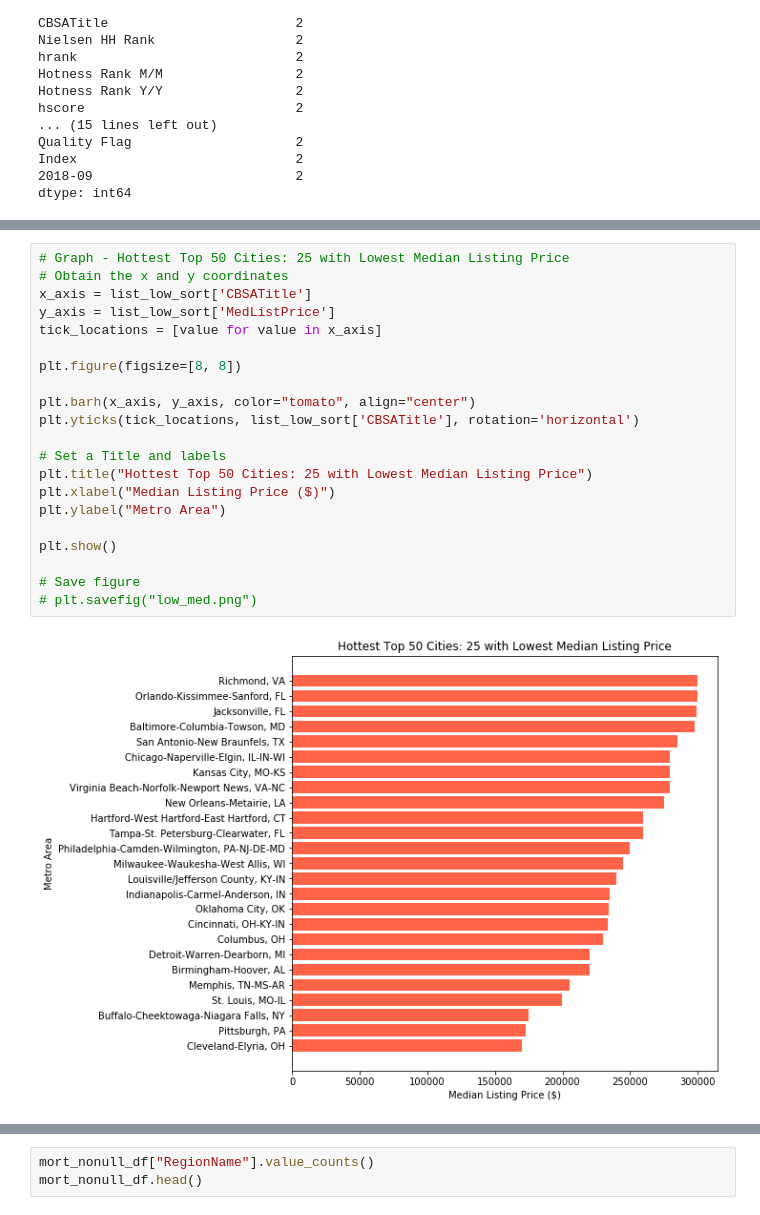
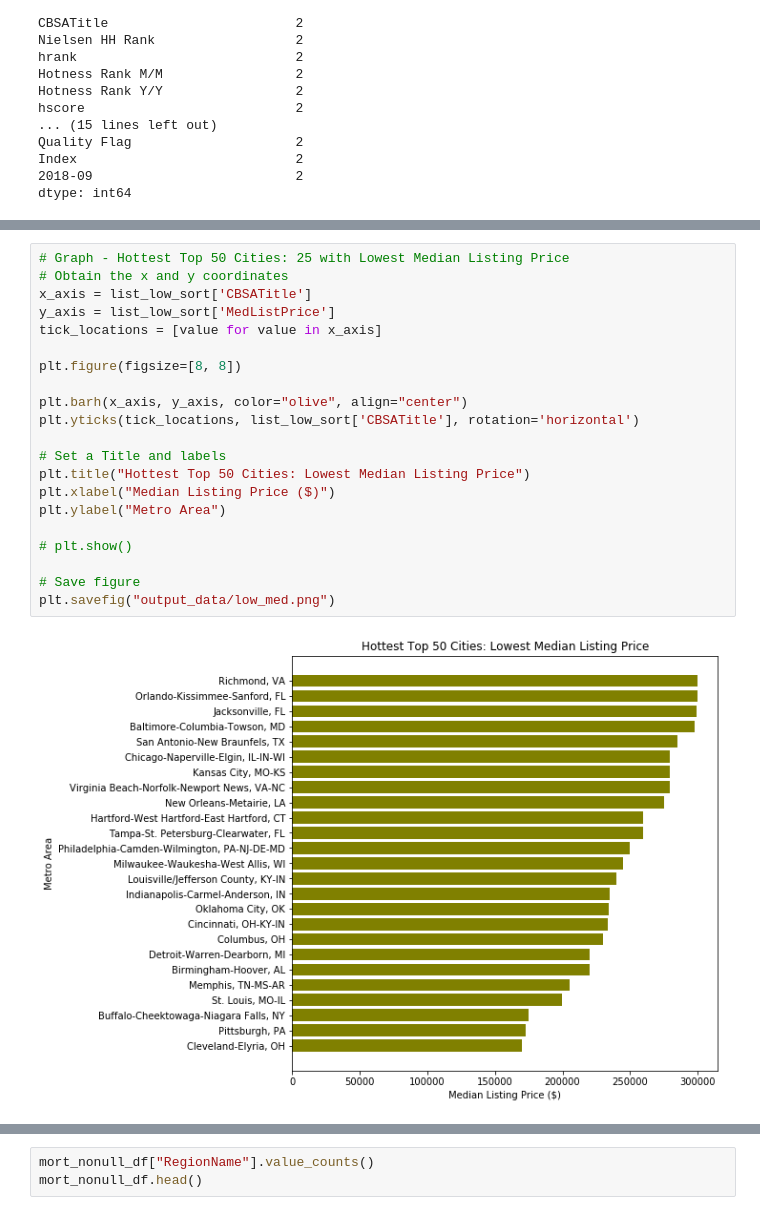
Before and after one commit to LoriHarris/Real_Estate_Affordability, a Jupyter notebook: plots.ipynb, the cells around one changed output, grey strips where cells are left out. Drawn from its saved outputs; the diff is of its cells as text.

Commit message:
final coding and plots added, output data folder created and contains images and heat map

```diff
--- a/plots.ipynb
+++ b/plots.ipynb
@@ -416,26 +410,26 @@ plt.show()
 # %%
 # Graph - Hottest Top 50 Cities: 25 with Lowest Median Listing Price
 # Obtain the x and y coordinates
 x_axis = list_low_sort['CBSATitle']
 y_axis = list_low_sort['MedListPrice']
 tick_locations = [value for value in x_axis]
 
 plt.figure(figsize=[8, 8])
 
-plt.barh(x_axis, y_axis, color="tomato", align="center")
+plt.barh(x_axis, y_axis, color="olive", align="center")
 plt.yticks(tick_locations, list_low_sort['CBSATitle'], rotation='horizontal')
 
 # Set a Title and labels
-plt.title("Hottest Top 50 Cities: 25 with Lowest Median Listing Price")
+plt.title("Hottest Top 50 Cities: Lowest Median Listing Price")
 plt.xlabel("Median Listing Price ($)")
 plt.ylabel("Metro Area")
 
-plt.show()
+# plt.show()
 
 # Save figure
-# plt.savefig("low_med.png")
+plt.savefig("output_data/low_med.png")
 # %% [output]
-[figure, old version]
+[figure, new version]
 # %%
 # Graph - Hottest Top 50 Cities: 33 Hottest by Mortgage Affordability
 # Obtain the x and y coordinates for NC
```
Also changed, not shown: parts of 12 cells of this notebook, 8 other files.
